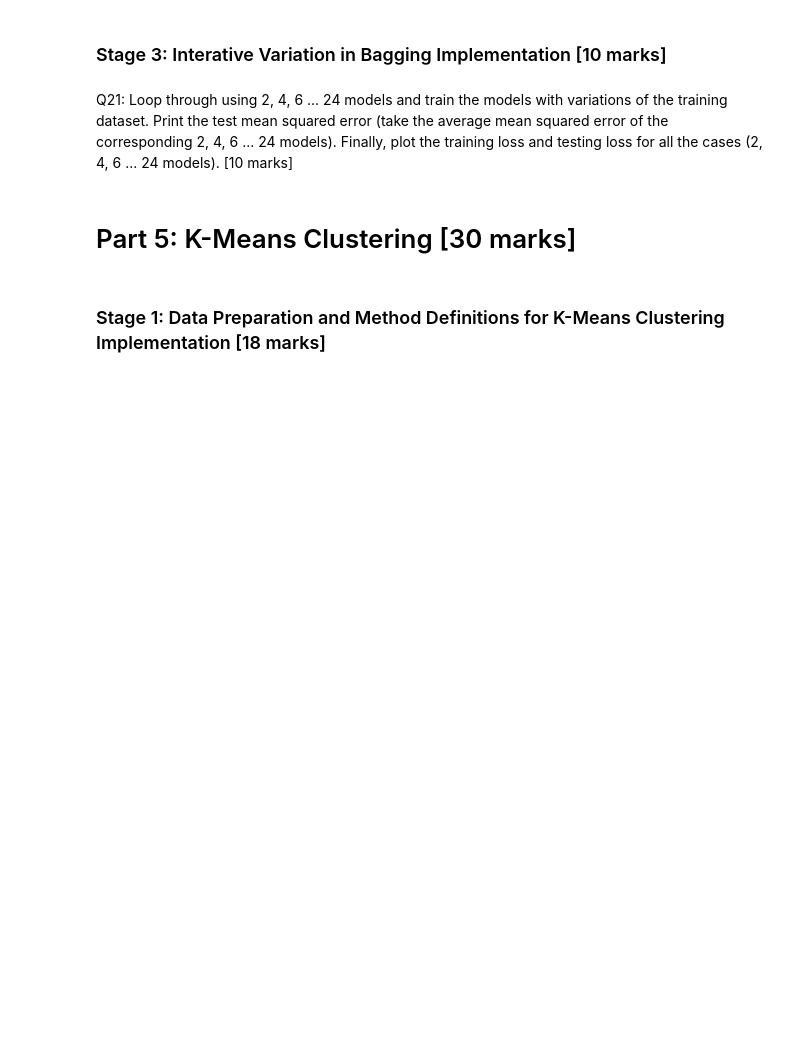
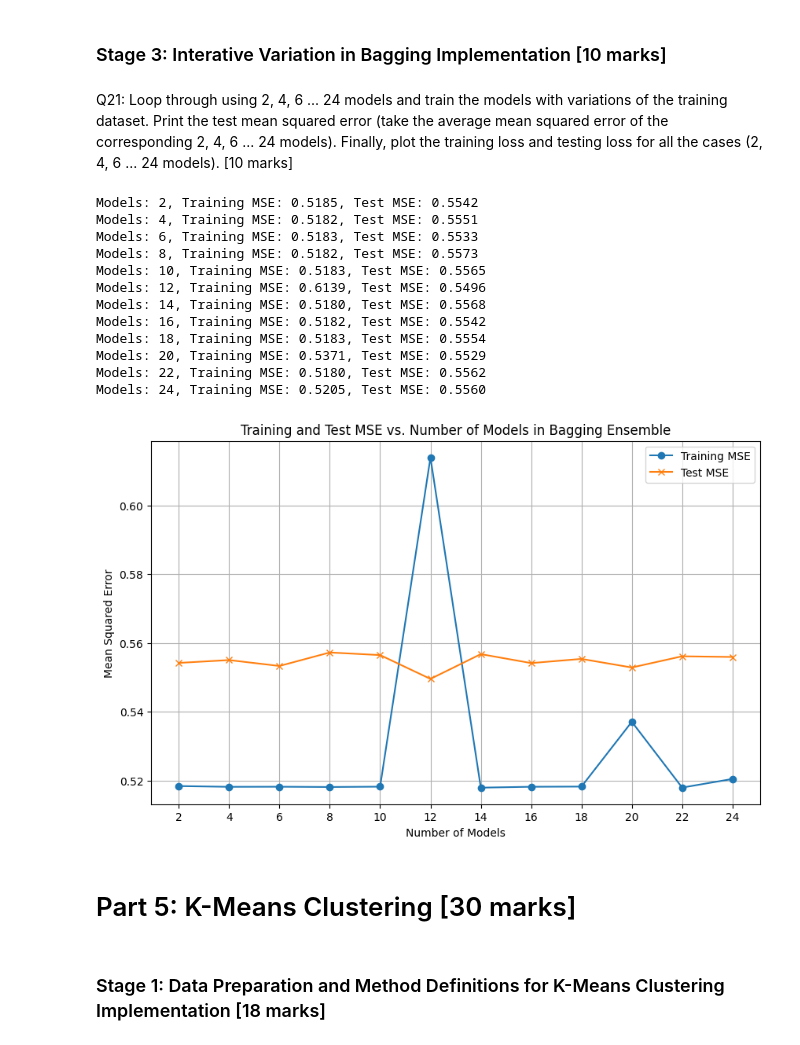
Before and after one commit to aloks6260/iitkgp_ds, a Jupyter notebook: M1-Assignment-Starter-Notebook.ipynb, the cells around one changed output. Cells and saved outputs as stored; diff of their text form; code cells hidden in the pictures; blank space fills up the shorter version.

```diff
--- a/M1-Assignment-Starter-Notebook.ipynb
+++ b/M1-Assignment-Starter-Notebook.ipynb
@@ -380,3 +661,75 @@ Q21: Loop through using 2, 4, 6 ... 24 models and train the models with variatio
+# %%
+### YOUR CODE STARTS HERE ###
+
+# Initialize lists to store results
+num_models_list = []
+train_mses = []
+test_mses = []
+
+# Loop through 2, 4, 6 ... 24 models
+for n_models in range(2, 25, 2):
+    # Store predictions from individual models
+    y_train_preds_ensemble = []
+    y_test_preds_ensemble = []
+
+    for _ in range(n_models):
+        # Create a bootstrapped dataset
+        X_bootstrap, y_bootstrap = create_bootstrapped_dataset(X_train_reg, y_train_reg)
+
+        # Initialize and train a Linear Regression model
+        model = LinearRegression()
+        model.fit(X_bootstrap, y_bootstrap)
+
+        # Make predictions on the original training set
+        y_train_preds_ensemble.append(model.predict(X_train_reg))
+
+        # Make predictions on the original test set
+        y_test_preds_ensemble.append(model.predict(X_test_reg))
+
+    # Calculate the average of predictions for the training set
+    avg_train_preds = np.mean(y_train_preds_ensemble, axis=0)
+    # Calculate the average of predictions for the test set
+    avg_test_preds = np.mean(y_test_preds_ensemble, axis=0)
+
+    # Calculate Training MSE
+    current_train_mse = mean_squared_error(y_train_reg, avg_train_preds)
+    # Calculate Test MSE
+    current_test_mse = mean_squared_error(y_test_reg, avg_test_preds)
+
+    # Append results to lists
+    num_models_list.append(n_models)
+    train_mses.append(current_train_mse)
+    test_mses.append(current_test_mse)
+
+    print(f"Models: {n_models}, Training MSE: {current_train_mse:.4f}, Test MSE: {current_test_mse:.4f}")
+
+# Plotting the results
+plt.figure(figsize=(10, 6))
+plt.plot(num_models_list, train_mses, label='Training MSE', marker='o')
+plt.plot(num_models_list, test_mses, label='Test MSE', marker='x')
+plt.title('Training and Test MSE vs. Number of Models in Bagging Ensemble')
+plt.xlabel('Number of Models')
+plt.ylabel('Mean Squared Error')
+plt.xticks(num_models_list)
+plt.grid(True)
+plt.legend()
+plt.show()
+
+### YOUR CODE ENDS HERE ###
+# %% [output]
+Models: 2, Training MSE: 0.5185, Test MSE: 0.5542
+Models: 4, Training MSE: 0.5182, Test MSE: 0.5551
+Models: 6, Training MSE: 0.5183, Test MSE: 0.5533
+Models: 8, Training MSE: 0.5182, Test MSE: 0.5573
+Models: 10, Training MSE: 0.5183, Test MSE: 0.5565
+Models: 12, Training MSE: 0.6139, Test MSE: 0.5496
+Models: 14, Training MSE: 0.5180, Test MSE: 0.5568
+Models: 16, Training MSE: 0.5182, Test MSE: 0.5542
+Models: 18, Training MSE: 0.5183, Test MSE: 0.5554
+Models: 20, Training MSE: 0.5371, Test MSE: 0.5529
+Models: 22, Training MSE: 0.5180, Test MSE: 0.5562
+Models: 24, Training MSE: 0.5205, Test MSE: 0.5560
+[figure, added]
 # %% [markdown]
 # Part 5: K-Means Clustering [30 marks]
 # %%
```
Also changed, not shown: parts of 34 cells of this notebook.
